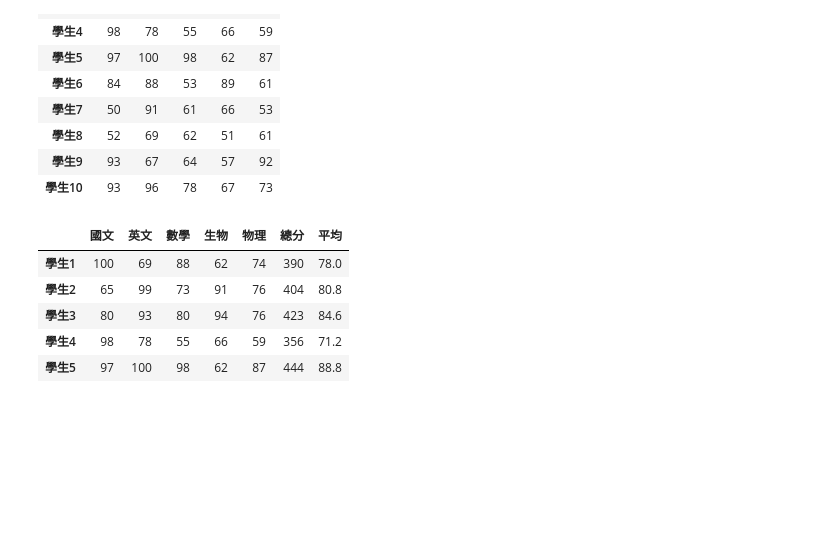
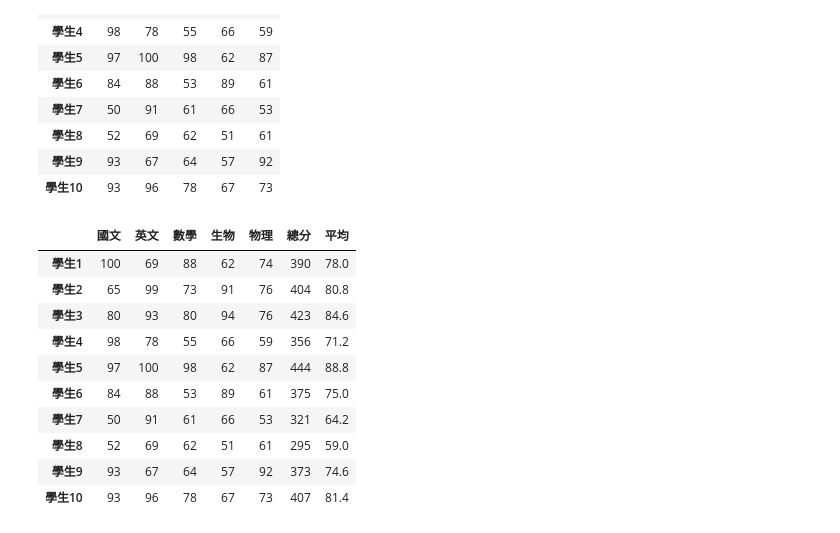
Before and after one commit to k8e8/LearningPython, a Jupyter notebook: 20250621--lesson13/lesson13_3.ipynb, the cells around one changed output. Cells and saved outputs as stored; diff of their text form; code cells hidden in the pictures; blank space fills up the shorter version.

```diff
--- a/20250621--lesson13/lesson13_3.ipynb
+++ b/20250621--lesson13/lesson13_3.ipynb
@@ -93,13 +93,18 @@ students_finish.iloc[:10,:5]
 | 學生9 | 93 | 67 | 64 | 57 | 92 |
 | 學生10 | 93 | 96 | 78 | 67 | 73 |
 # %%
-students10=students_finish.iloc[:5].copy()
+students10=students_finish.iloc[:10].copy()
 students10.loc['學生1','國文']=100
 students10
 # %% [output]
 |  | 國文 | 英文 | 數學 | 生物 | 物理 | 總分 | 平均 |
 | 學生1 | 100 | 69 | 88 | 62 | 74 | 390 | 78.0 |
 | 學生2 | 65 | 99 | 73 | 91 | 76 | 404 | 80.8 |
 | 學生3 | 80 | 93 | 80 | 94 | 76 | 423 | 84.6 |
 | 學生4 | 98 | 78 | 55 | 66 | 59 | 356 | 71.2 |
 | 學生5 | 97 | 100 | 98 | 62 | 87 | 444 | 88.8 |
+| 學生6 | 84 | 88 | 53 | 89 | 61 | 375 | 75.0 |
+| 學生7 | 50 | 91 | 61 | 66 | 53 | 321 | 64.2 |
+| 學生8 | 52 | 69 | 62 | 51 | 61 | 295 | 59.0 |
+| 學生9 | 93 | 67 | 64 | 57 | 92 | 373 | 74.6 |
+| 學生10 | 93 | 96 | 78 | 67 | 73 | 407 | 81.4 |
```
Also changed, not shown: parts of 3 cells of this notebook, 2 other files.
